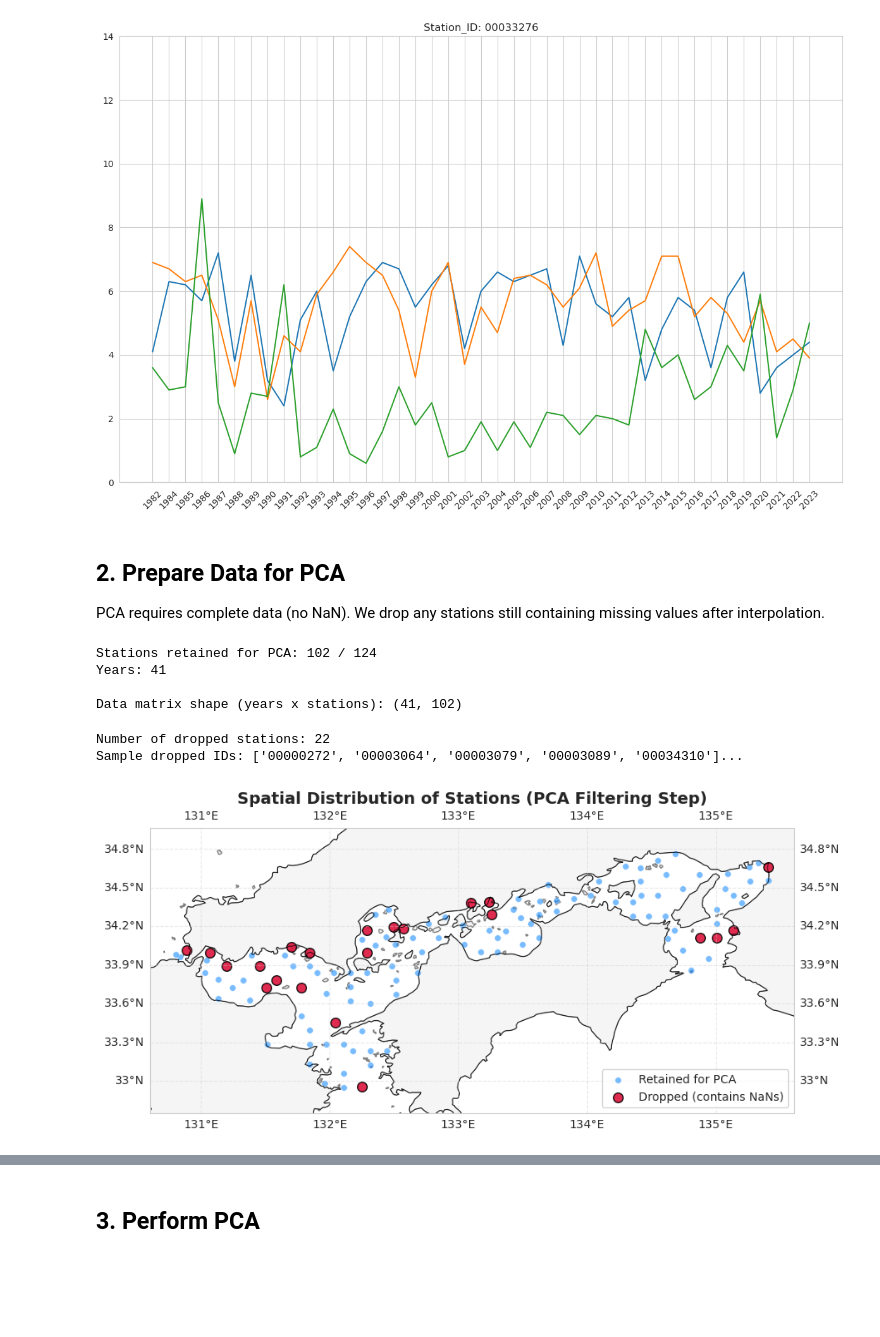
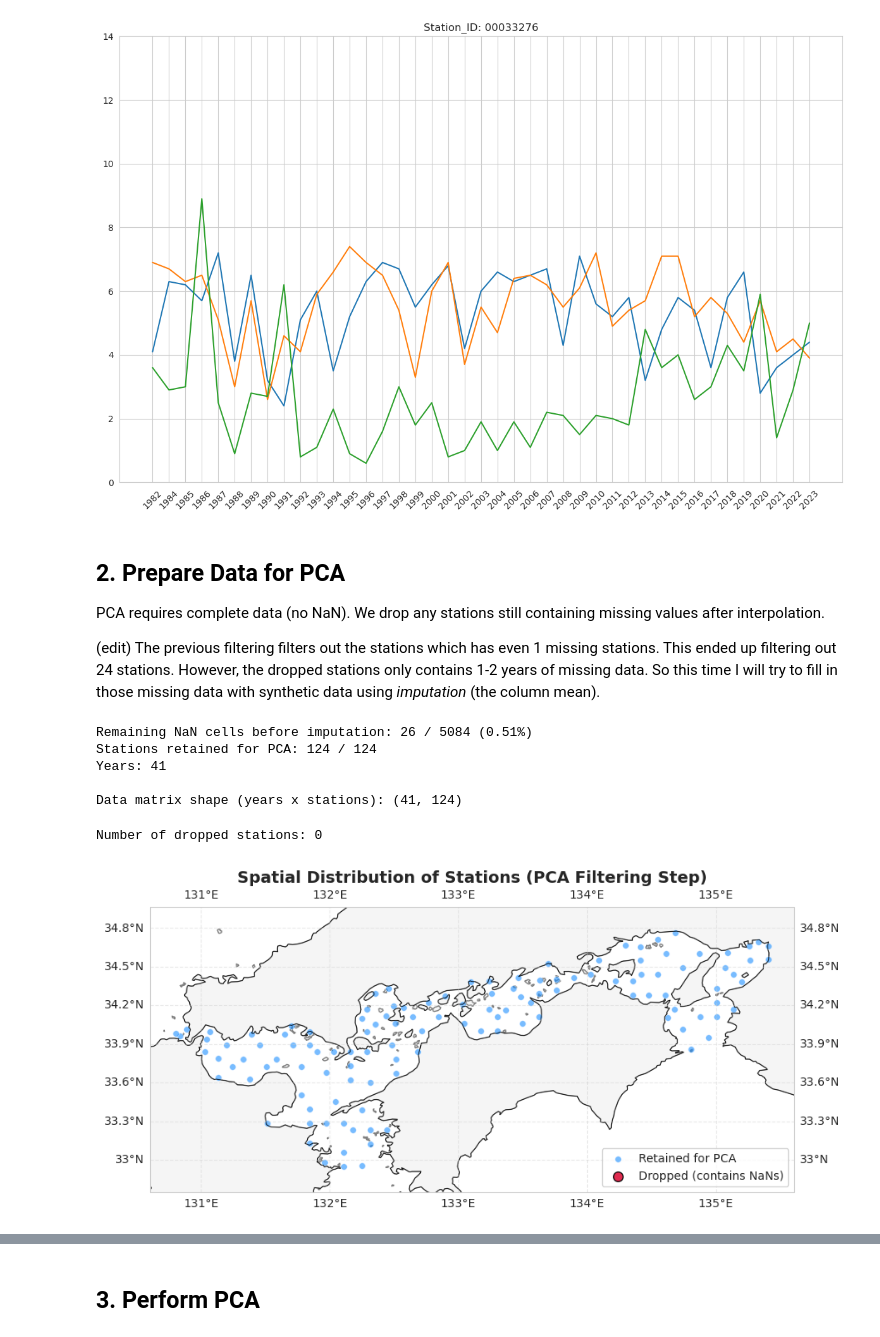
Before and after one commit to reyhanstig/SIS_Analysis_WSL, a Jupyter notebook: notebooks/pipeline/10_PCA_Analysis.ipynb, the cells around one changed output, grey strips where cells are left out. Drawn from its saved outputs; the diff is of its cells as text; code cells hidden in the pictures; blank space fills up the shorter version.

Commit message:
Analysis progress

```diff
--- a/notebooks/pipeline/10_PCA_Analysis.ipynb
+++ b/notebooks/pipeline/10_PCA_Analysis.ipynb
@@ -72,29 +72,45 @@ plt.show()
 ## 2. Prepare Data for PCA
 
 PCA requires complete data (no NaN). We drop any stations still containing missing values after interpolation.
+
+(edit) The previous filtering filters out the stations which has even 1 missing stations. This ended up filtering out 24 stations. However, the dropped stations only contains 1-2 years of missing data. So this time I will try to fill in those missing data with synthetic data using *imputation* (the column mean).
-# %%
-# Drop stations with remaining NaN values
-pca_ready_df = interpolated_do_df.dropna(axis=0, how='any')
-
-print(f"Stations retained for PCA: {len(pca_ready_df)} / {len(interpolated_do_df)}")
-print(f"Years: {len(pca_ready_df.columns)}")
-
-# Transpose: rows = years (samples), columns = stations (features)
-data_matrix = pca_ready_df.T
-print(f"\nData matrix shape (years x stations): {data_matrix.shape}")
-# %% [output]
-Stations retained for PCA: 102 / 124
-Years: 41
-
-Data matrix shape (years x stations): (41, 102)
+# %%
+# Fill remaining NaN values with column means (annual mean DO across all stations).
+# After spatial interpolation, only ~0.5% of cells remain missing (26 out of 5084).
+# Column-mean imputation is the most neutral choice: it adds no station-specific
+# signal, avoiding artificial inflation of any station's eigenvector loading.
+nan_count = interpolated_do_df.isna().sum().sum()
+total_cells = interpolated_do_df.shape[0] * interpolated_do_df.shape[1]
+print(f"Remaining NaN cells before imputation: {nan_count} / {total_cells} ({nan_count/total_cells*100:.2f}%)")
+
+pca_ready_df = interpolated_do_df.fillna(interpolated_do_df.mean(axis=0))
+
+print(f"Stations retained for PCA: {len(pca_ready_df)} / {len(interpolated_do_df)}")
+print(f"Years: {len(pca_ready_df.columns)}")
+
+# Transpose: rows = years (samples), columns = stations (features)
+data_matrix = pca_ready_df.T
+print(f"\nData matrix shape (years x stations): {data_matrix.shape}")
+# %% [output]
+Remaining NaN cells before imputation: 26 / 5084 (0.51%)
+Stations retained for PCA: 124 / 124
+Years: 41
+
+Data matrix shape (years x stations): (41, 124)
 # %%
 import geopandas as gpd
 import cartopy.crs as ccrs
 import cartopy.feature as cfeature
 
+# Change this part in Step 1:
+
 # 1. Identify dropped vs retained stations
-# (This uses the dataframes from the previous filtering cell)
-dropped_mask = interpolated_do_df.isna().any(axis=1)
+# Dropped stations are those that were in the original set but are NOT in the final set
+dropped_ids = interpolated_do_df.index.difference(pca_ready_df.index).tolist()
+retained_ids = pca_ready_df.index.tolist()
+
+# This mask is for the dataframe you are actually the analysis on
+dropped_mask = pca_ready_df.isna().any(axis=1)
 
 # Create the filtered dataframe of dropped stations for inspection
 dropped_stations_df = interpolated_do_df[dropped_mask]
@@ -126,36 +142,35 @@ extent = [min_lon - pad, max_lon + pad, min_lat - pad, max_lat + pad]
 fig = plt.figure(figsize=(10, 8))
 ax = plt.axes(projection=ccrs.PlateCarree())
 ax.set_extent(extent, crs=ccrs.PlateCarree())
 
 ax.add_feature(cfeature.LAND, facecolor='whitesmoke', edgecolor='gray')
 ax.add_feature(cfeature.COASTLINE, linewidth=0.5)
 ax.gridlines(draw_labels=True, linestyle='--', alpha=0.4)
 
 # Plot retained stations
 retained_pts = map_data[map_data['status'] == 'Retained']
 ax.scatter(
     retained_pts.geometry.x,
     retained_pts.geometry.y,
     color='dodgerblue', s=30, label='Retained for PCA', alpha=0.6,
     edgecolor='white', linewidth=0.5, transform=ccrs.PlateCarree()
 )
 
 # Plot dropped stations
 dropped_pts = map_data[map_data['status'] == 'Dropped']
 ax.scatter(
     dropped_pts.geometry.x,
     dropped_pts.geometry.y,
     color='crimson', s=70, label='Dropped (contains NaNs)', alpha=0.9,
     edgecolor='black', linewidth=1.0, transform=ccrs.PlateCarree()
 )
 
 plt.title('Spatial Distribution of Stations (PCA Filtering Step)', fontsize=14, fontweight='bold')
 plt.legend(loc='lower right', frameon=True, facecolor='white')
 plt.show()
 # %% [output]
-Number of dropped stations: 22
-Sample dropped IDs: ['00000272', '00003064', '00003079', '00003089', '00034310']...
+Number of dropped stations: 0
-[figure, old version]
+[figure, new version]
 # %%
 # --- CONFIGURATION ---
 # Set to True to use Standardized data (mean=0, std=1)
```
Also changed, not shown: parts of 17 cells of this notebook, 4 other files.
